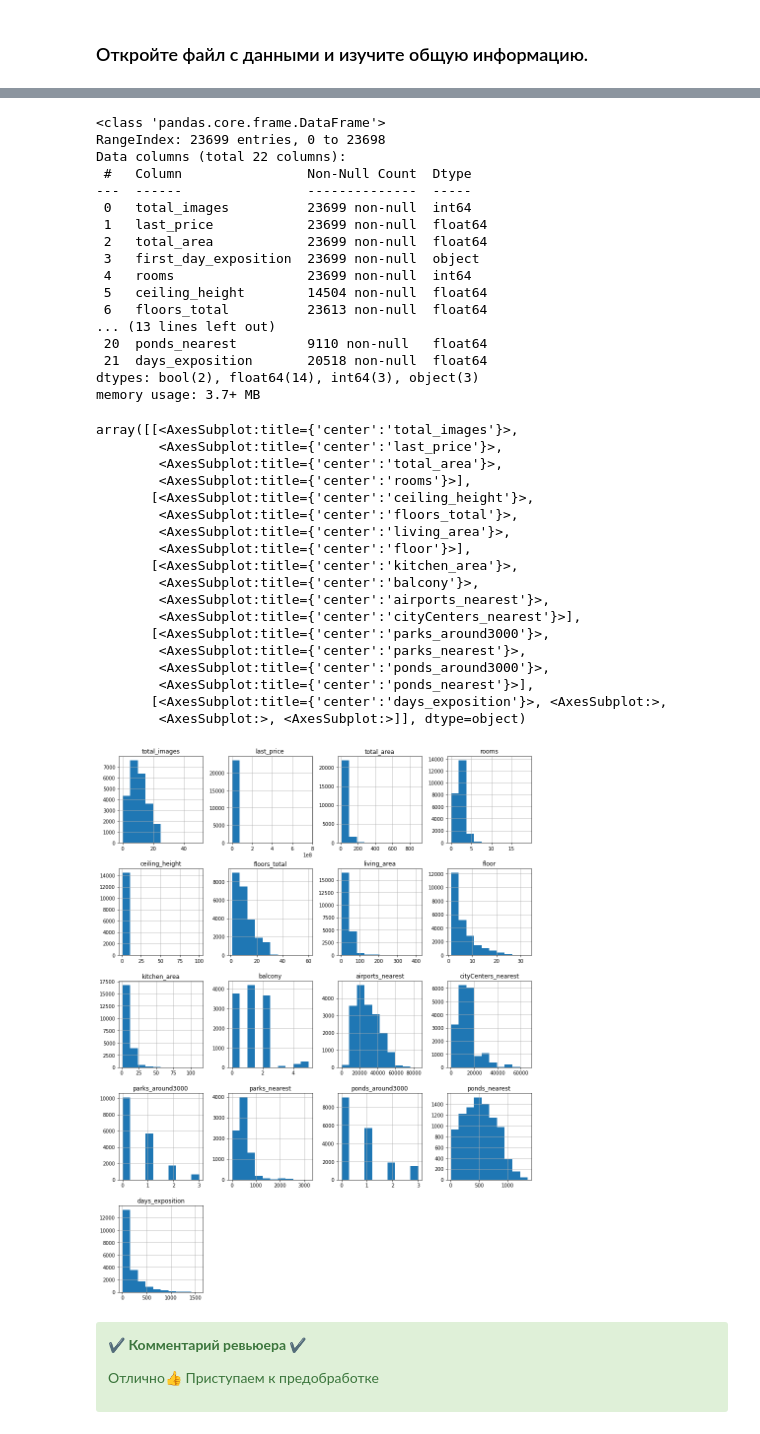
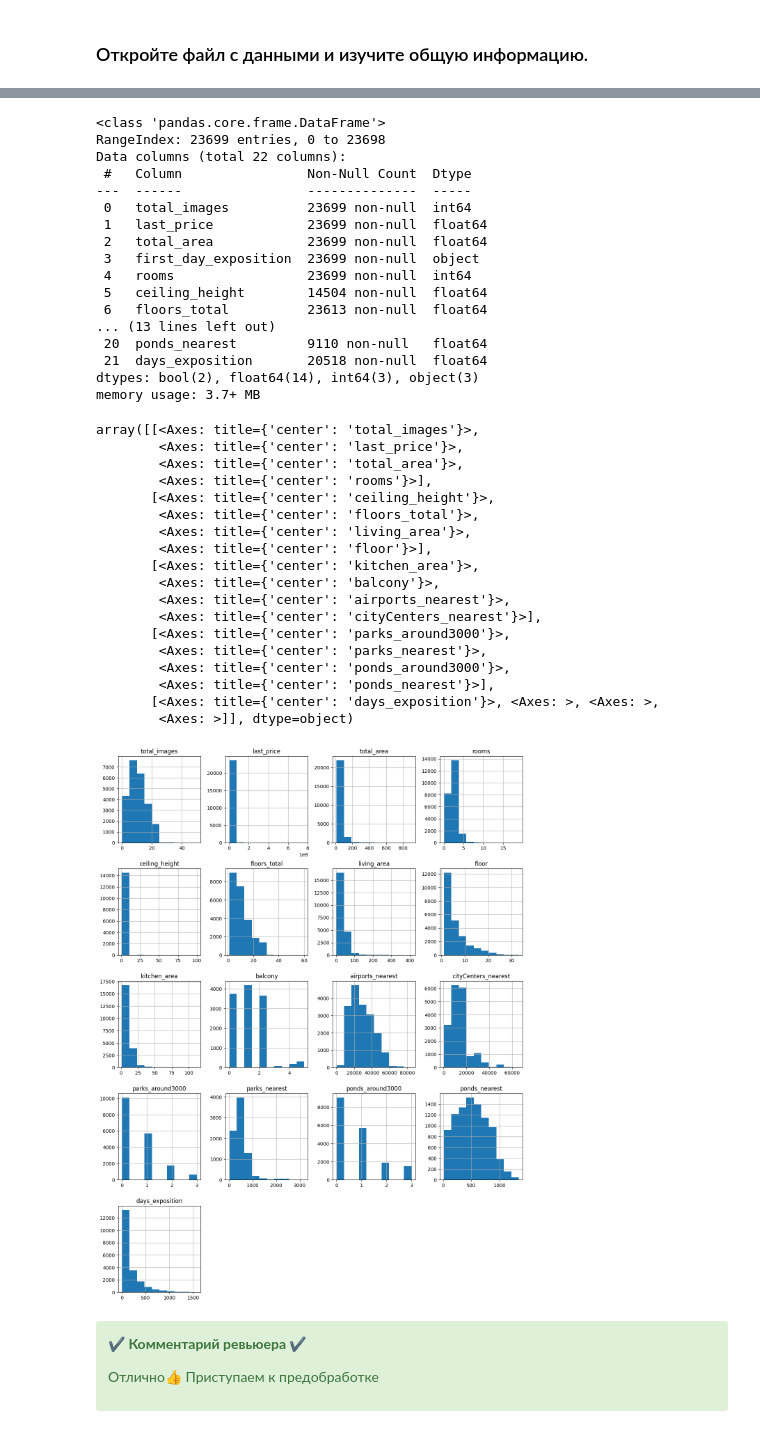
Before and after one commit to liliya-star/yandex-myz, a Jupyter notebook: f0b87c0f-f89f-4841-bdb4-01a1a6d51d4e (4).ipynb, the cells around one changed output, grey strips where cells are left out. Cells and saved outputs as stored; diff of their text form; code cells hidden in the pictures.

```diff
--- a/f0b87c0f-f89f-4841-bdb4-01a1a6d51d4e (4).ipynb
+++ b/f0b87c0f-f89f-4841-bdb4-01a1a6d51d4e (4).ipynb
@@ -61,7 +61,7 @@ import warnings
 warnings.filterwarnings('ignore')
 from datetime import datetime
 
-data = pd.read_csv('/datasets/real_estate_data.csv', sep='\t')
+data = pd.read_csv('./datasets/real_estate_data.csv', sep='\t')
 display(data.head(30))
 data.info()
 data.hist(figsize=(15, 20))
@@ -74,52 +74,52 @@ data.hist(figsize=(15, 20))
 | 4 | 2 | 10000000.0 | 100.00 | 2018-06-19T00:00:00 | 2 | 3.03 | 14.0 | ... |
 | 5 | 10 | 2890000.0 | 30.40 | 2018-09-10T00:00:00 | 1 | NaN | 12.0 | ... |
 | 6 | 6 | 3700000.0 | 37.30 | 2017-11-02T00:00:00 | 1 | NaN | 26.0 | ... |
 | 7 | 5 | 7915000.0 | 71.60 | 2019-04-18T00:00:00 | 2 | NaN | 24.0 | ... |
 | 8 | 20 | 2900000.0 | 33.16 | 2018-05-23T00:00:00 | 1 | NaN | 27.0 | ... |
 | 9 | 18 | 5400000.0 | 61.00 | 2017-02-26T00:00:00 | 3 | 2.50 | 9.0 | ... |
 | ... | ... | ... | ... | ... | ... | ... | ... | ... |
 | 25 | 3 | 6800000.0 | 76.00 | 2015-10-01T00:00:00 | 2 | 2.75 | 23.0 | ... |
 | 26 | 6 | 4050000.0 | 60.00 | 2017-04-28T00:00:00 | 4 | NaN | 5.0 | ... |
 | 27 | 20 | 7100000.0 | 70.00 | 2017-05-12T00:00:00 | 3 | 2.60 | 17.0 | ... |
 | 28 | 8 | 4170000.0 | 44.00 | 2017-12-13T00:00:00 | 1 | 2.90 | 6.0 | ... |
 | 29 | 9 | 8600000.0 | 100.00 | 2016-04-09T00:00:00 | 3 | NaN | 19.0 | ... |
 30 rows × 22 columns
 <class 'pandas.core.frame.DataFrame'>
 RangeIndex: 23699 entries, 0 to 23698
 Data columns (total 22 columns):
  #   Column                Non-Null Count  Dtype
 ---  ------                --------------  -----
  0   total_images          23699 non-null  int64
  1   last_price            23699 non-null  float64
  2   total_area            23699 non-null  float64
  3   first_day_exposition  23699 non-null  object
  4   rooms                 23699 non-null  int64
  5   ceiling_height        14504 non-null  float64
  6   floors_total          23613 non-null  float64
 ... (13 lines left out)
  20  ponds_nearest         9110 non-null   float64
  21  days_exposition       20518 non-null  float64
 dtypes: bool(2), float64(14), int64(3), object(3)
 memory usage: 3.7+ MB
-array([[<AxesSubplot:title={'center':'total_images'}>,
-        <AxesSubplot:title={'center':'last_price'}>,
-        <AxesSubplot:title={'center':'total_area'}>,
-        <AxesSubplot:title={'center':'rooms'}>],
-       [<AxesSubplot:title={'center':'ceiling_height'}>,
-        <AxesSubplot:title={'center':'floors_total'}>,
-        <AxesSubplot:title={'center':'living_area'}>,
-        <AxesSubplot:title={'center':'floor'}>],
-       [<AxesSubplot:title={'center':'kitchen_area'}>,
-        <AxesSubplot:title={'center':'balcony'}>,
-        <AxesSubplot:title={'center':'airports_nearest'}>,
-        <AxesSubplot:title={'center':'cityCenters_nearest'}>],
-       [<AxesSubplot:title={'center':'parks_around3000'}>,
-        <AxesSubplot:title={'center':'parks_nearest'}>,
-        <AxesSubplot:title={'center':'ponds_around3000'}>,
-        <AxesSubplot:title={'center':'ponds_nearest'}>],
-       [<AxesSubplot:title={'center':'days_exposition'}>, <AxesSubplot:>,
-        <AxesSubplot:>, <AxesSubplot:>]], dtype=object)
+array([[<Axes: title={'center': 'total_images'}>,
+        <Axes: title={'center': 'last_price'}>,
+        <Axes: title={'center': 'total_area'}>,
+        <Axes: title={'center': 'rooms'}>],
+       [<Axes: title={'center': 'ceiling_height'}>,
+        <Axes: title={'center': 'floors_total'}>,
+        <Axes: title={'center': 'living_area'}>,
+        <Axes: title={'center': 'floor'}>],
+       [<Axes: title={'center': 'kitchen_area'}>,
+        <Axes: title={'center': 'balcony'}>,
+        <Axes: title={'center': 'airports_nearest'}>,
+        <Axes: title={'center': 'cityCenters_nearest'}>],
+       [<Axes: title={'center': 'parks_around3000'}>,
+        <Axes: title={'center': 'parks_nearest'}>,
+        <Axes: title={'center': 'ponds_around3000'}>,
+        <Axes: title={'center': 'ponds_nearest'}>],
+       [<Axes: title={'center': 'days_exposition'}>, <Axes: >, <Axes: >,
+        <Axes: >]], dtype=object)
-[figure, old version]
+[figure, new version]
 # %% [markdown]
 <div class="alert alert-success">
 
```
